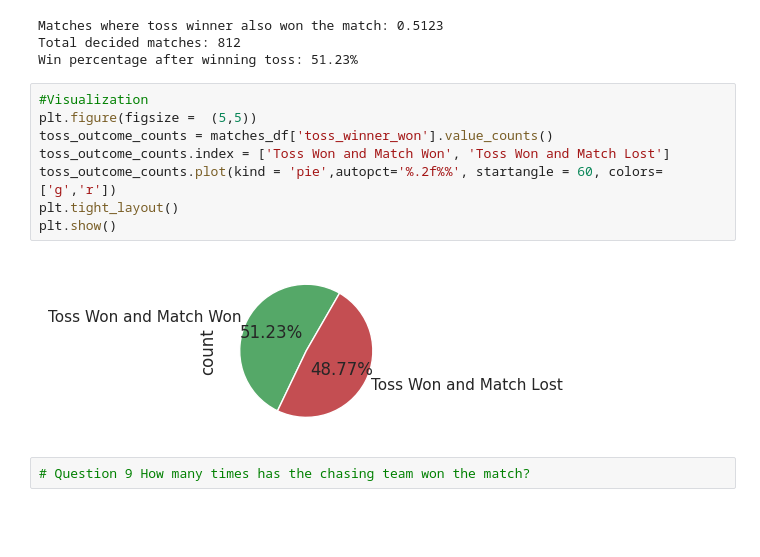
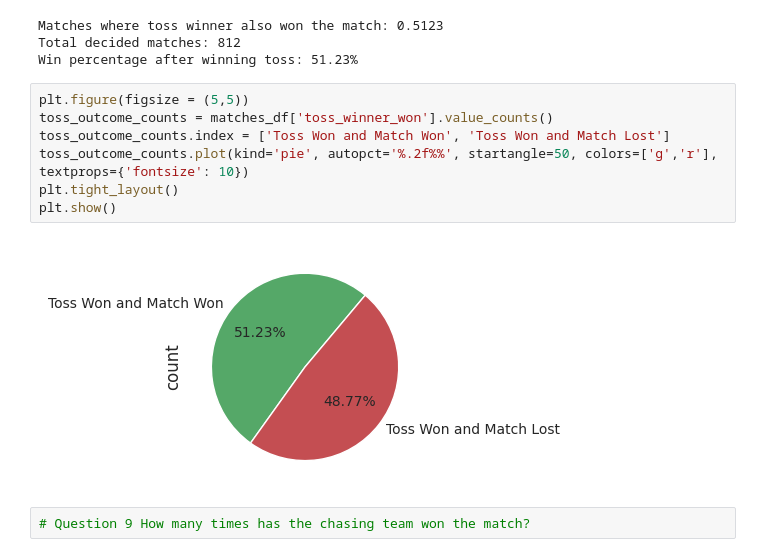
Before and after one commit to tsrira/IPL_Data_Analysis_EDA_Mini_Project, a Jupyter notebook: Sriram_Mini_Project_IPL_June2025.ipynb, the cells around one changed output. Drawn from its saved outputs; the diff is of its cells as text; blank space fills up the shorter version.

```diff
--- a/Sriram_Mini_Project_IPL_June2025.ipynb
+++ b/Sriram_Mini_Project_IPL_June2025.ipynb
@@ -510,15 +510,14 @@ Matches where toss winner also won the match: 0.5123
 Total decided matches: 812
 Win percentage after winning toss: 51.23%
 # %%
-#Visualization
-plt.figure(figsize =  (5,5))
+plt.figure(figsize = (5,5))
 toss_outcome_counts = matches_df['toss_winner_won'].value_counts()
 toss_outcome_counts.index = ['Toss Won and Match Won', 'Toss Won and Match Lost']
-toss_outcome_counts.plot(kind = 'pie',autopct='%.2f%%', startangle = 60, colors=['g','r'])
+toss_outcome_counts.plot(kind='pie', autopct='%.2f%%', startangle=50, colors=['g','r'], textprops={'fontsize': 10})
 plt.tight_layout()
 plt.show()
 # %% [output]
-[figure, old version]
+[figure, new version]
 # %%
 # Question 9 How many times has the chasing team won the match?
 # %% [markdown]
```
